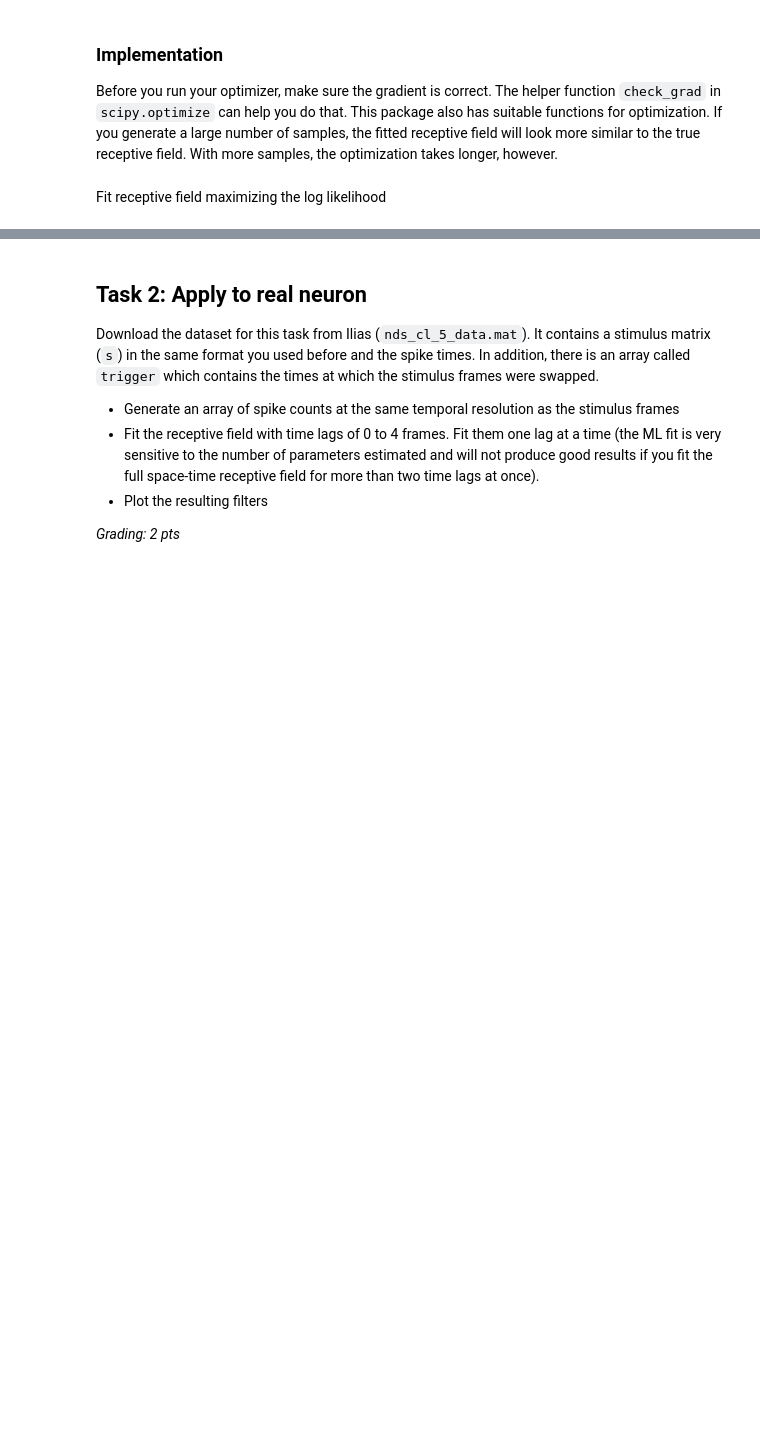
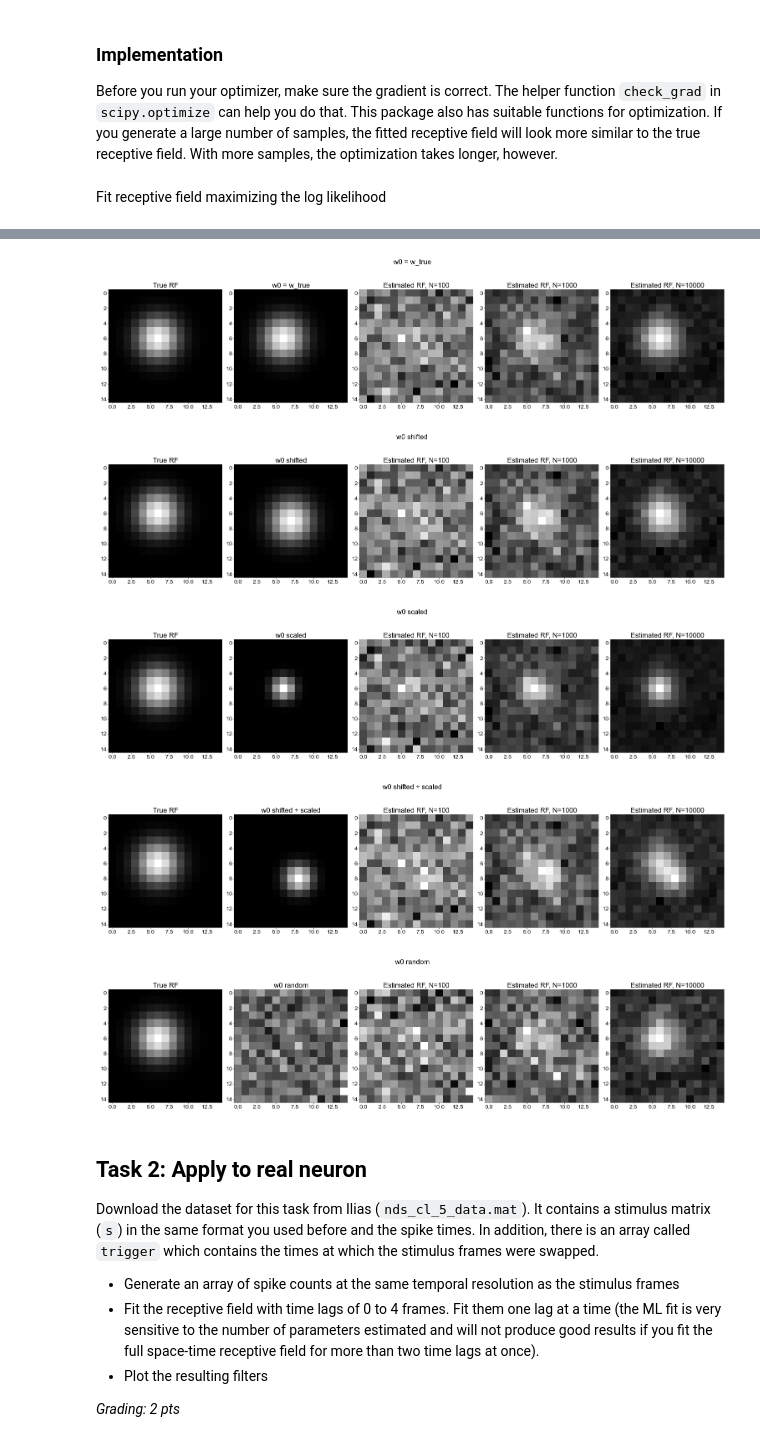
Before and after one commit to atimcenko/tu-neural-data-science, a Jupyter notebook: notebooks/CodingLab5_Nitin.ipynb, the cells around one changed output, grey strips where cells are left out. Drawn from its saved outputs; the diff is of its cells as text; code cells hidden in the pictures; blank space fills up the shorter version.

```diff
--- a/notebooks/CodingLab5_Nitin.ipynb
+++ b/notebooks/CodingLab5_Nitin.ipynb
@@ -321,0 +352,41 @@ Text(0.5, 1.0, 'Estimated')
+# %%
+%%time
+
+np.random.seed(42)
+
+# different intializations
+w0_labels = ["w0 = w_true",
+             "w0 shifted",
+             "w0 scaled",
+             "w0 shifted + scaled",
+             "w0 random"]
+
+w0_list = [gen_gauss_rf(D, 7, (1, 1)).flatten(),
+           gen_gauss_rf(D, 7, (0, 0)).flatten(),
+           gen_gauss_rf(D, 2, (1, 1)).flatten(),
+           gen_gauss_rf(D, 3, (-1, -1)).flatten(),
+           stats.norm.rvs(size=(D, D))]
+
+for w0, w0_label in zip(w0_list, w0_labels):
+
+    plt.figure(figsize=(15, 4))
+
+    plt.subplot(1, 5, 1)
+    plt.imshow(w.reshape((D, D)), cmap='gray')
+    plt.title(f"True RF")
+
+    plt.subplot(1, 5, 2)
+    plt.imshow(w0.reshape((D, D)), cmap='gray')
+    plt.title(w0_label)
+
+    for i, nT in enumerate([100, 1000, 10000]):
+
+        c, r, s = sample_lnp(w.flatten(), nT, dt, R, v)
+        w_hat = estimate_receptive_field(w0, c, s)
+
+        plt.subplot(1, 5, i + 3)
+        plt.imshow(w_hat.reshape((D, D)), cmap='gray')
+        plt.title(f"Estimated RF, N={nT}")
+
+    plt.suptitle(w0_label)
+# %% [output]
@@ -322,3 +395,8 @@ Text(0.5, 1.0, 'Estimated')
+[figure, added]
+[figure, added]
+[figure, added]
+[figure, added]
+[figure, added]
 # %% [markdown]
 ## Task 2: Apply to real neuron
 
```
Also changed, not shown: parts of 13 cells of this notebook.
